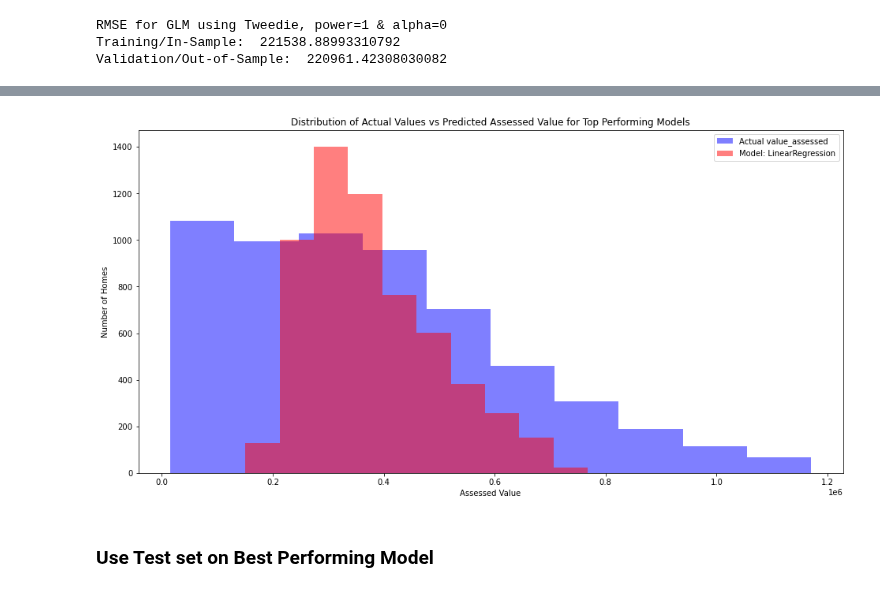
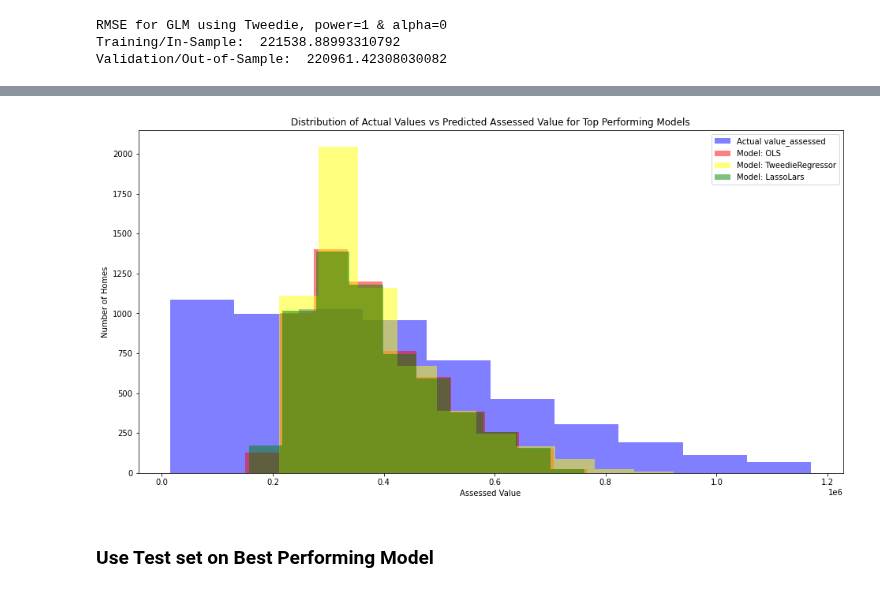
Before and after one commit to natasharivers/Zillow_Regression_Project, a Jupyter notebook: Final Zillow Notebook.ipynb, the cells around one changed output, grey strips where cells are left out. Drawn from its saved outputs; the diff is of its cells as text; code cells hidden in the pictures.

```diff
--- a/Final Zillow Notebook.ipynb
+++ b/Final Zillow Notebook.ipynb
@@ -971,17 +971,17 @@ metric_df
 # %%
 # plot to visualize actual vs predicted.
 plt.figure(figsize=(16,8))
 plt.hist(y_validate.value_assessed, color='blue', alpha=.5, label="Actual value_assessed")
-plt.hist(y_validate.value_assessed_pred_lm, color='red', alpha=.5, label="Model: LinearRegression")
-#plt.hist(y_validate.value_assessed_pred_glm, color='yellow', alpha=.5, label="Model: TweedieRegressor")
-#plt.hist(y_validate.value_assessed_pred_lars, color='green', alpha=.5, label="Model: LassoLars")
+plt.hist(y_validate.value_assessed_pred_lm, color='red', alpha=.5, label="Model: OLS")
+plt.hist(y_validate.value_assessed_pred_glm, color='yellow', alpha=.5, label="Model: TweedieRegressor")
+plt.hist(y_validate.value_assessed_pred_lars, color='green', alpha=.5, label="Model: LassoLars")
 plt.xlabel("Assessed Value")
 plt.ylabel("Number of Homes")
 plt.title("Distribution of Actual Values vs Predicted Assessed Value for Top Performing Models")
 plt.legend()
 plt.show()
 # %% [output]
-[figure, old version]
+[figure, new version]
 # %% [markdown]
 ### Use Test set on Best Performing Model
 # %%
```
Also changed, not shown: parts of 3 cells of this notebook.
